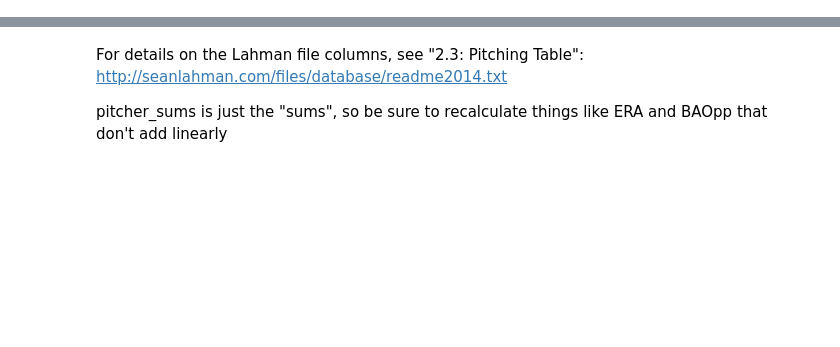
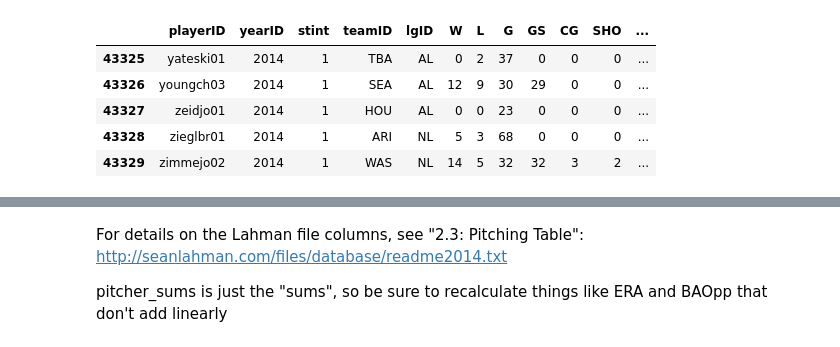
Before and after one commit to bacook17/CS109_baseball, a Jupyter notebook: Pitching_Stats.ipynb, the cells around one changed output, grey strips where cells are left out. Saved outputs shown, nothing was run; the diff lists cells and outputs as text; code cells hidden in the pictures; blank space fills up the shorter version.

```diff
--- a/Pitching_Stats.ipynb
+++ b/Pitching_Stats.ipynb
@@ -24,2 +39,11 @@ pitching = pd.read_csv('data/lahman/Pitching.csv')
+# %%
+pitching.tail()
+# %% [output]
+|  | playerID | yearID | stint | teamID | lgID | W | L | G | GS | CG | SHO | ... |
+| 43325 | yateski01 | 2014 | 1 | TBA | AL | 0 | 2 | 37 | 0 | 0 | 0 | ... |
+| 43326 | youngch03 | 2014 | 1 | SEA | AL | 12 | 9 | 30 | 29 | 0 | 0 | ... |
+| 43327 | zeidjo01 | 2014 | 1 | HOU | AL | 0 | 0 | 23 | 0 | 0 | 0 | ... |
+| 43328 | zieglbr01 | 2014 | 1 | ARI | NL | 5 | 3 | 68 | 0 | 0 | 0 | ... |
+| 43329 | zimmejo02 | 2014 | 1 | WAS | NL | 14 | 5 | 32 | 32 | 3 | 2 | ... |
 # %%
 retro_to_lah = dict(zip(master['retroID'], master['playerID'])) #key: retroID, value lahmanID
```
Also changed, not shown: parts of 27 cells of this notebook, 2 other files.
